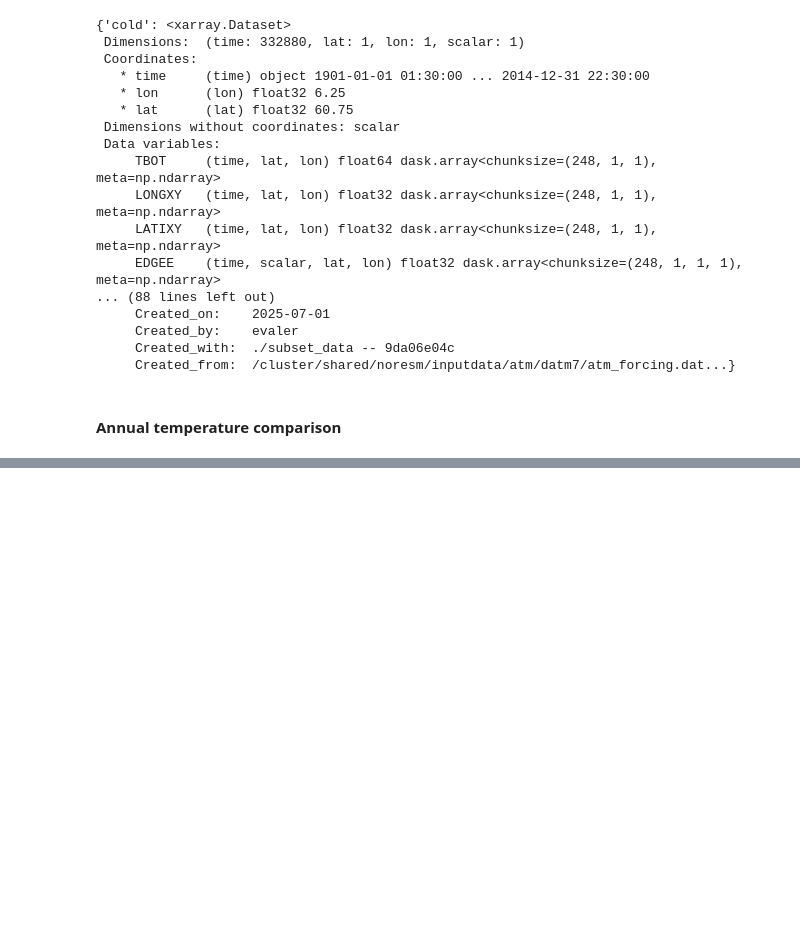
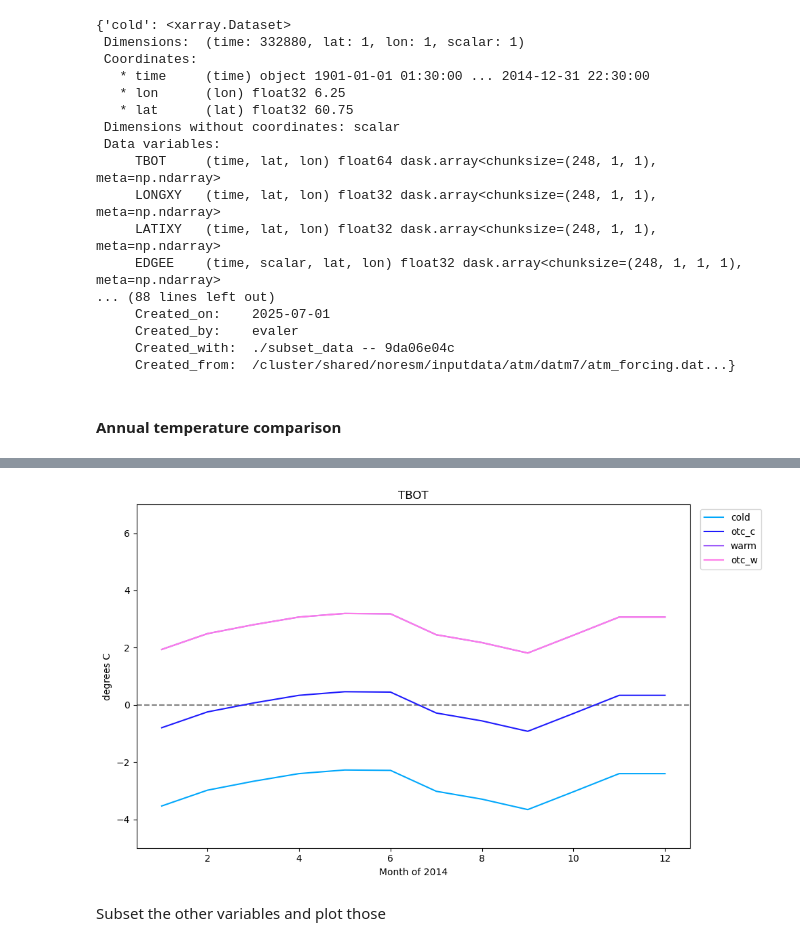
Before and after one commit to jogaudard/FATES_INCLINE, a Jupyter notebook: src/analysis_and_plotting/plot_atmospheric_forcing.ipynb, the cells around one changed output, grey strips where cells are left out. Drawn from its saved outputs; the diff is of its cells as text; code cells hidden in the pictures; blank space fills up the shorter version.

```diff
--- a/src/analysis_and_plotting/plot_atmospheric_forcing.ipynb
+++ b/src/analysis_and_plotting/plot_atmospheric_forcing.ipynb
@@ -199,0 +248,13 @@ atm_forcing_subset
+# %%
+subset_TBOT = {}
+
+# TBOT is the only variable to differ between the data.
+for dat in datasets:
+    subset_TBOT[dat] = (atm_forcing_subset[dat]["TBOT"] - 273.15).dropna(dim="time")
+    #TBOT_list = []
+#
+    ## Temperature, convert from K to °C
+    #temp_subset = (atm_forcing_subset[dat]["TBOT"] - 273.15).dropna(dim="time")
+    #TBOT_list.append(temp_subset)
+    #
+    #subset_TBOT[dat] = TBOT_list
@@ -200,3 +269,55 @@ atm_forcing_subset
+# %%
+datasets = [
+    'cold',
+    'otc_c',
+    'warm',
+    'otc_w',
+]
+
+color_gradient = [
+    "#00A7FB",
+    "#1E1AFC",
+    "#9E5DFA",
+    "#FE7BE8"
+]
+
+# Instantiate figure
+fig, ax = plt.subplots(
+    figsize=(10, 6)
+    )
+
+# Plot in loop
+for i, dat in enumerate(datasets):
+    temp = subset_TBOT[dat]#.isel(lat=0, lon=0)#.squeeze()
+    ax.plot(
+        range(1, 13), #range(len(temp["time"]))
+        temp.values.flatten(), # variable.values.flatten()
+        label=dat,
+        color=color_gradient[i]
+    )
+
+ax.set_title(f"TBOT")
+ax.set_xlabel("Month of 2014")
+ax.set_ylabel(f"degrees C")
+ax.set_ylim([-5, 7])
+
+# add line at 0
+ax.axhline(y=0, color='grey', linestyle='dashed', zorder=-1)
+
+# add single legend for all plots
+ax.legend(loc='upper left',
+          bbox_to_anchor=(1.01, 1))
+
+plt.tight_layout()  # Adjust spacing between subplots
+plt.show()  # Show the plot
+
+# Save figure
+fig.tight_layout()
+fig.savefig(fname=f"{out_dir_path}/atmosphere_temperature_2014.png", format='png')
+# %% [output]
+[figure, added]
+# %% [markdown]
+Subset the other variables and plot those
 # %%
 variable_list = []
 
```
Also changed, not shown: parts of 20 cells of this notebook.
